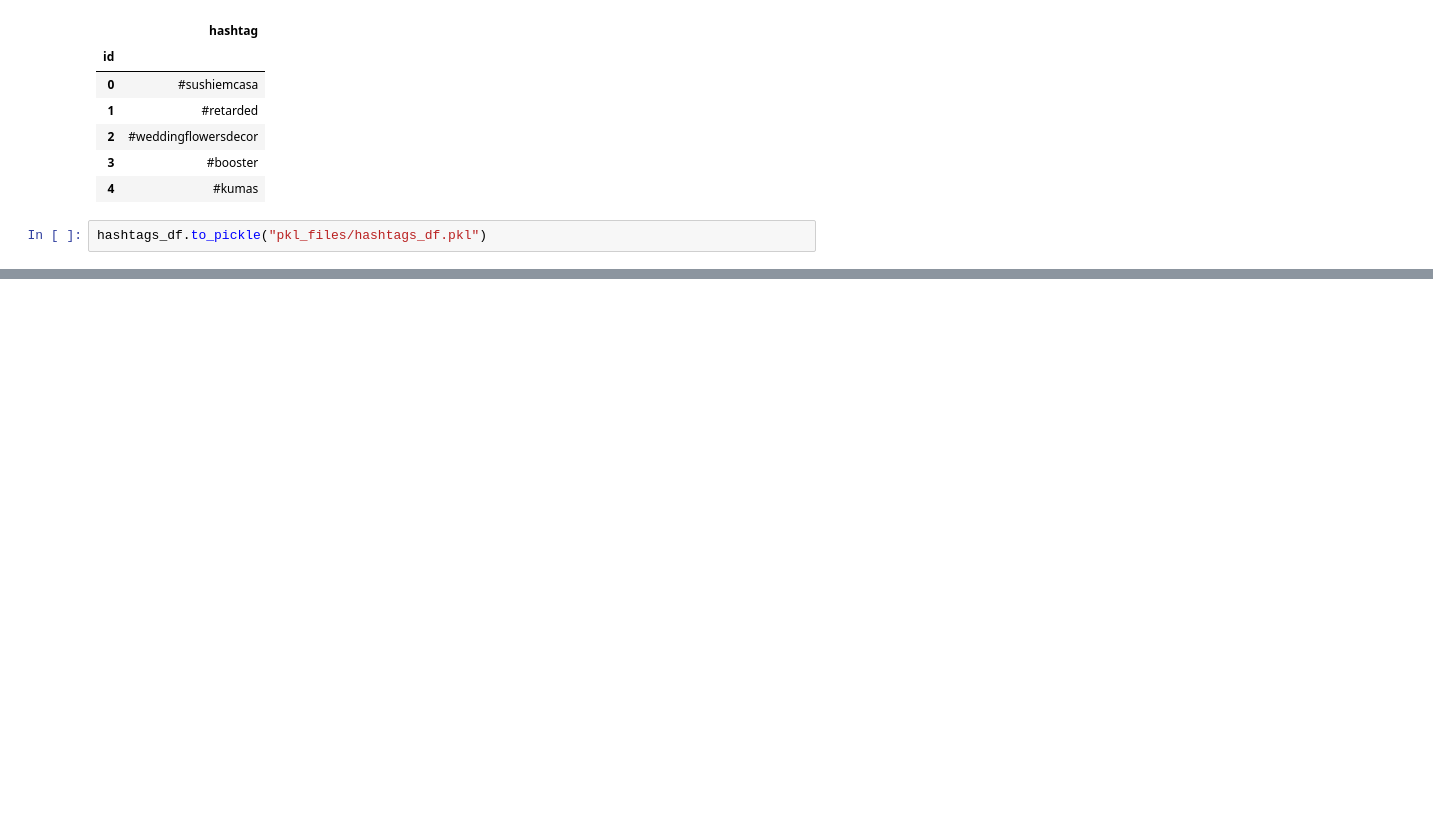
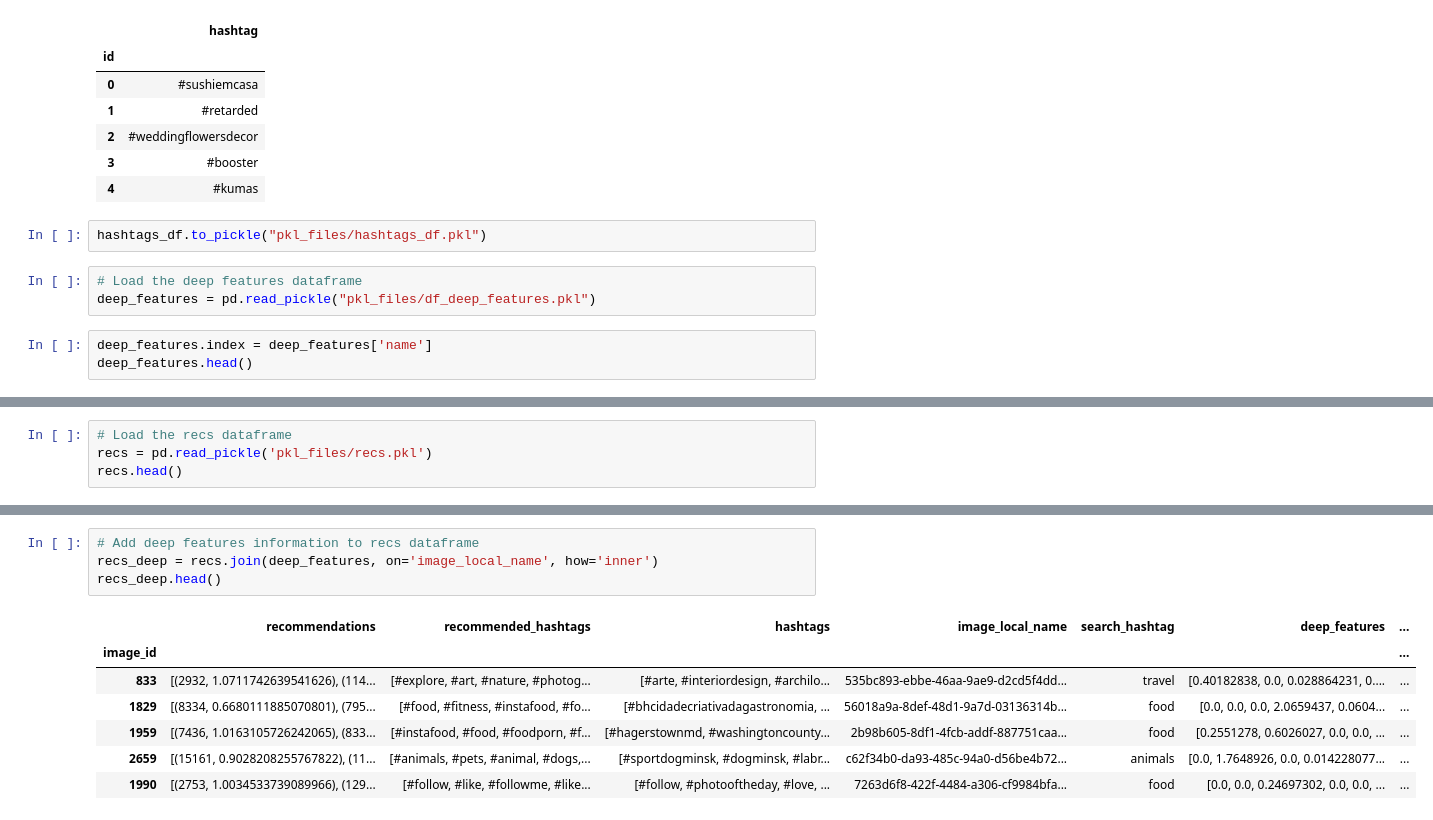
Before and after one commit to AlecMorgan/Automatic-Image-Tagger, a Jupyter notebook: index.ipynb, the cells around one changed output, grey strips where cells are left out. Cells and saved outputs as stored; diff of their text form; blank space fills up the shorter version.

```diff
--- a/index.ipynb
+++ b/index.ipynb
@@ -290,3 +290,9 @@ hashtags_df.head()
 | 4 | #kumas |
 # %%
 hashtags_df.to_pickle("pkl_files/hashtags_df.pkl")
+# %%
+# Load the deep features dataframe
+deep_features = pd.read_pickle("pkl_files/df_deep_features.pkl")
+# %%
+deep_features.index = deep_features['name']
+deep_features.head()
@@ -292,0 +307,4 @@ hashtags_df.to_pickle("pkl_files/hashtags_df.pkl")
+# %%
+# Load the recs dataframe
+recs = pd.read_pickle('pkl_files/recs.pkl')
+recs.head()
@@ -292,0 +319,12 @@ hashtags_df.to_pickle("pkl_files/hashtags_df.pkl")
+# %%
+# Add deep features information to recs dataframe
+recs_deep = recs.join(deep_features, on='image_local_name', how='inner')
+recs_deep.head()
+# %% [output]
+|  | recommendations | recommended_hashtags | hashtags | image_local_name | search_hashtag | deep_features | ... |
+| image_id |  |  |  |  |  |  | ... |
+| 833 | [(2932, 1.0711742639541626), (114... | [#explore, #art, #nature, #photog... | [#arte, #interiordesign, #archilo... | 535bc893-ebbe-46aa-9ae9-d2cd5f4dd... | travel | [0.40182838, 0.0, 0.028864231, 0.... | ... |
+| 1829 | [(8334, 0.6680111885070801), (795... | [#food, #fitness, #instafood, #fo... | [#bhcidadecriativadagastronomia, ... | 56018a9a-8def-48d1-9a7d-03136314b... | food | [0.0, 0.0, 0.0, 2.0659437, 0.0604... | ... |
+| 1959 | [(7436, 1.0163105726242065), (833... | [#instafood, #food, #foodporn, #f... | [#hagerstownmd, #washingtoncounty... | 2b98b605-8df1-4fcb-addf-887751caa... | food | [0.2551278, 0.6026027, 0.0, 0.0, ... | ... |
+| 2659 | [(15161, 0.9028208255767822), (11... | [#animals, #pets, #animal, #dogs,... | [#sportdogminsk, #dogminsk, #labr... | c62f34b0-da93-485c-94a0-d56be4b72... | animals | [0.0, 1.7648926, 0.0, 0.014228077... | ... |
+| 1990 | [(2753, 1.0034533739089966), (129... | [#follow, #like, #followme, #like... | [#follow, #photooftheday, #love, ... | 7263d6f8-422f-4484-a306-cf9984bfa... | food | [0.0, 0.0, 0.24697302, 0.0, 0.0, ... | ... |
```
Also changed, not shown: parts of 19 cells of this notebook, 2 other files.
